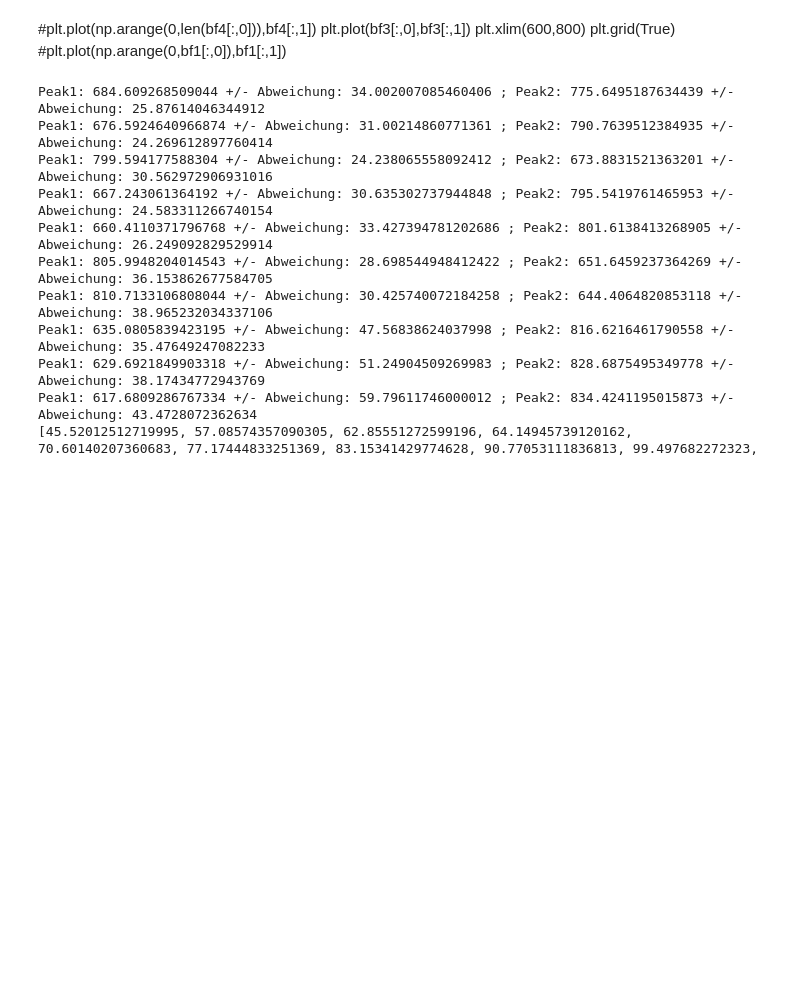
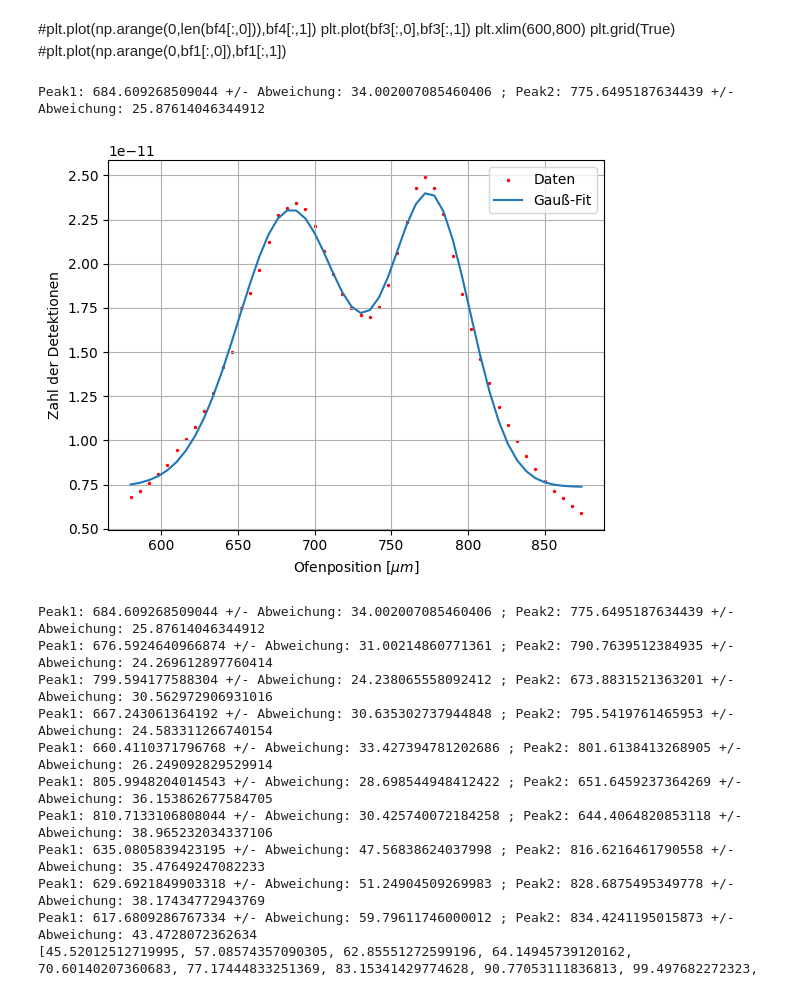
Before and after one commit to CaptainNikon/A2-, a Jupyter notebook: AuswertungNew.ipynb, the cells around one changed output. Cells and saved outputs as stored; diff of their text form; code cells hidden in the pictures; blank space fills up the shorter version.

```diff
--- a/AuswertungNew.ipynb
+++ b/AuswertungNew.ipynb
@@ -27,3 +27,16 @@ bf10 = np.array(np.genfromtxt((conv(x) for x in open("bfieldmeasures/bfield10"))
 bf11 = np.array(np.genfromtxt((conv(x) for x in open("bfieldmeasures/bfield11")), delimiter ="\t", skip_header = 3))
 
 bfields = [bf1,bf3,bf4,bf5,bf6,bf7,bf8,bf9,bf10,bf11]
+# %%
+#Berechnung des Messfehlers der Ofenposition (also x-Achse) in Mikrometern
+
+#Skalenungenauigkeit
+a = 1
+u_Ofen = np.sqrt(((a)/(2 * np.sqrt(3)))**2+(0.3)**2)
+
+#Umrechnung in mu m
+u_Ofeninmum = u_Ofen*10.5
+
+#Gesamtfehler Ofen
+u_OfG = np.sqrt(u_Ofeninmum**2+0.5**2)
+print(u_Ofen*10.5)
@@ -75,26 +90,37 @@ def fitdoublegaussian(array:np.ndarray,p0:float,ap:list, uap:list):
     mean = np.abs((popt1[1] - popt1[4])/2)
     #mean = np.abs((popt1[4] - popt1[1]*popt1[2] + popt1[4]*popt1[5])/(popt1[2]+popt1[5]))
 
+    #Messfehler der Peaks
+    up1 = np.sqrt(popt1[2]**2+u_OfG**2)
+    up2 = np.sqrt(popt1[5]**2+u_OfG**2)
+
     #Messfehler Mittelwert
-    umean = np.sqrt(( popt1[2] )**2 + (popt1[5])**2)
+    umean = np.sqrt(( 0.5*up1 )**2 + (0.5*up2)**2)
 
     ap.append(mean)
     uap.append(umean)
 
     print("Peak1: "+str(popt1[1]),"+/-","Abweichung: "+str(popt1[2]),";","Peak2: "+str(popt1[4]),"+/-","Abweichung: "+str(popt1[5]))
-    #plt.scatter(x,y,label="data",s=2)
-    #plt.plot(x,doublegaussian(x,*popt1),label="fit"+str(i))
-    #plt.legend(loc=0)
-    #plt.xlabel(r"$u_e$")
-    #plt.grid(True)
-    #plt.show()
-    #plt.savefig("doublegauß.png")
+    plt.scatter(x,y,label="Daten",s=2,c="red")
+    plt.plot(x,doublegaussian(x,*popt1),label="Gauß-Fit")
+    plt.legend(loc=0)
+    plt.ylabel("Zahl der Detektionen")
+    plt.xlabel(r"Ofenposition [$\mu m$]")
+    plt.grid(True)
+    plt.savefig("Plots/gaussfitbeispiel.pdf")
 # %% [markdown]
 #plt.plot(np.arange(0,len(bf4[:,0])),bf4[:,1])
 plt.plot(bf3[:,0],bf3[:,1])
 plt.xlim(600,800)
 plt.grid(True)
 #plt.plot(np.arange(0,bf1[:,0]),bf1[:,1])
+# %%
+ue= []
+uue= []
+fitdoublegaussian(bf1[30:80], (2.35*1e-11, 680, 30, 2.5*1e-11, 775, 30, 3e-12),ue,uue)
+# %% [output]
+Peak1: 684.609268509044 +/- Abweichung: 34.002007085460406 ; Peak2: 775.6495187634439 +/- Abweichung: 25.87614046344912
+[figure, added]
 # %%
 ue= []
 uue= []
```
Also changed, not shown: parts of 3 cells of this notebook, 5 other files.
